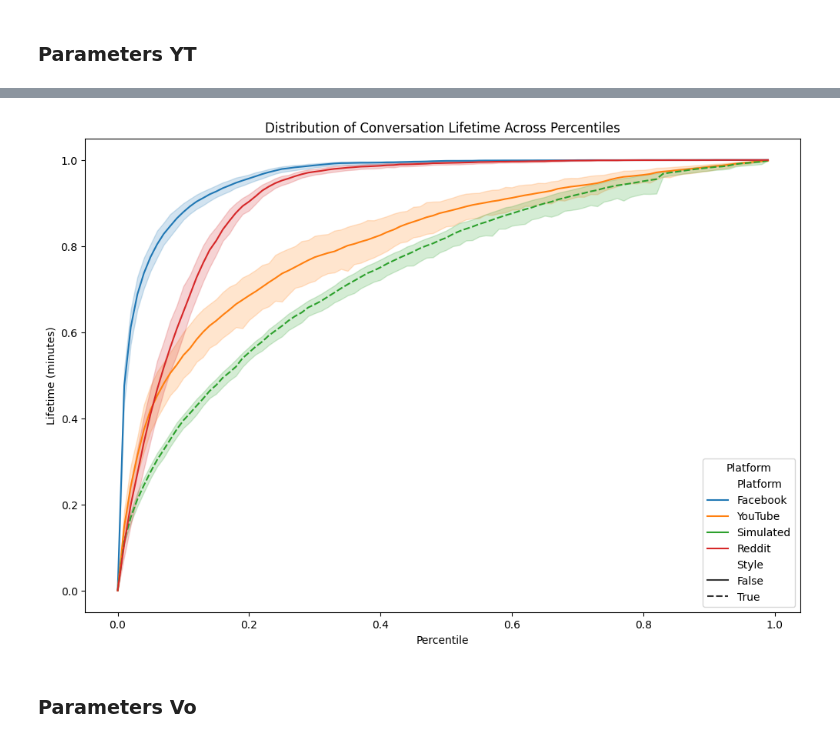
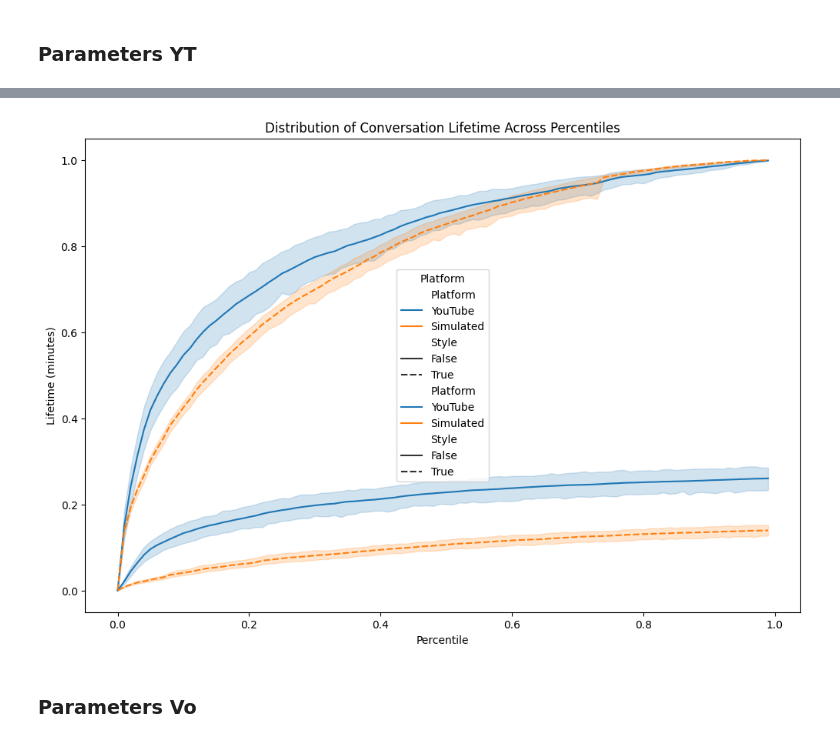
Before and after one commit to jacoponudo/Conversation_dynamics, a Jupyter notebook: src/SYN/search_parameters.ipynb, the cells around one changed output, grey strips where cells are left out. Saved outputs shown, nothing was run; the diff lists cells and outputs as text; code cells hidden in the pictures.

```diff
--- a/src/SYN/search_parameters.ipynb
+++ b/src/SYN/search_parameters.ipynb
@@ -1028,17 +562,20 @@ plt.show()
 # %%
 n=100
 
-a=0.5186615140672572
-b=1.7898387515641103
-loc=0.0009999999999999998
-scale=1.110437329330408
-alpha=0.3
+a=0.49
+b=1.85
+loc=0
+scale=1
+
+alpha=0.24137931034482757
 lambda_=0.6
-c=0.5663021409117182
-d=6.55831360057811
-l=-1.9310083161118459
-s= 8.819660178404714
-c, d, l, s
+
+c=1.4925263821442911
+d=0.08849381153322906
+l=2.7777777777777775e-06
+s= 1.3440750553651393
+
+
 cf=0.4727340951603921
 df=36.56890893735914
 lf=-2.171689637029706
@@ -1067,19 +598,20 @@ The error is equal to: 1213.73
 # %%
 
 # Concatenate all ECDF data into one DataFrame
-combined_results = pd.concat([reddit_ECDF, observed_ECDF, simulated_ECDF, youtube_ECDF], ignore_index=True)
+combined_results = pd.concat([ observed_ECDF, simulated_ECDF], ignore_index=True)
 combined_results['Style']=combined_results['Platform']=='Simulated'
 # Plotting lineplot for all platforms with confidence intervals
 plt.figure(figsize=(12, 8))
 sns.lineplot(data=combined_results, x='Time Grid Value', y='Share', hue='Platform',errorbar=('ci', 99), style='Style')
+sns.lineplot(data=combined_results, x='Time Grid Value', y='Share_cc', hue='Platform',errorbar=('ci', 99), style='Style')
 plt.title('Distribution of Conversation Lifetime Across Percentiles')
 plt.ylabel('Lifetime (minutes)')
 plt.xlabel('Percentile')
 plt.grid(False)
 plt.legend(title='Platform')
 plt.show()
 # %% [output]
-[figure, old version]
+[figure, new version]
 # %% [markdown]
 ### Parameters Vo
 # %%
```
Also changed, not shown: parts of 51 cells of this notebook.
